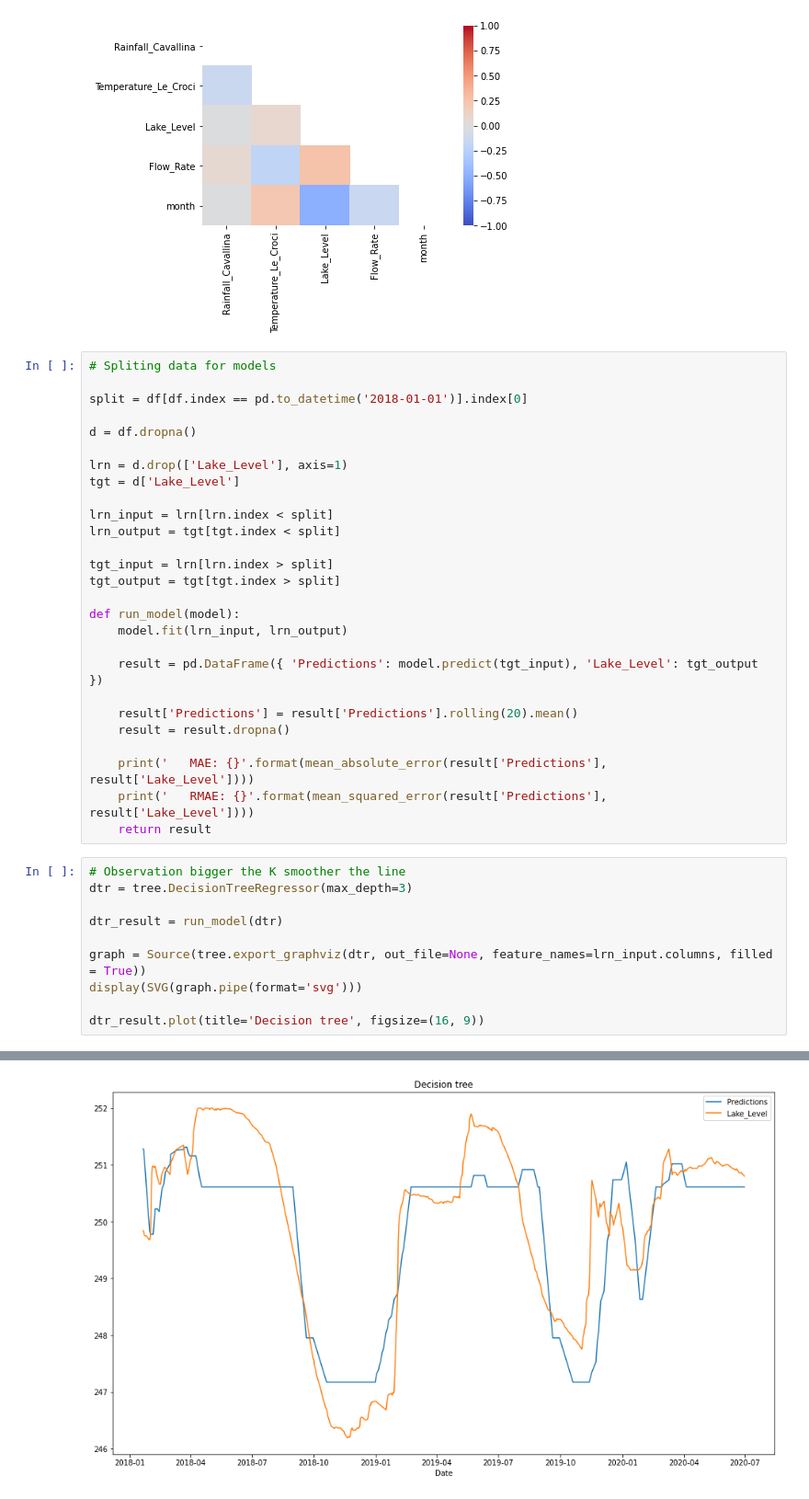
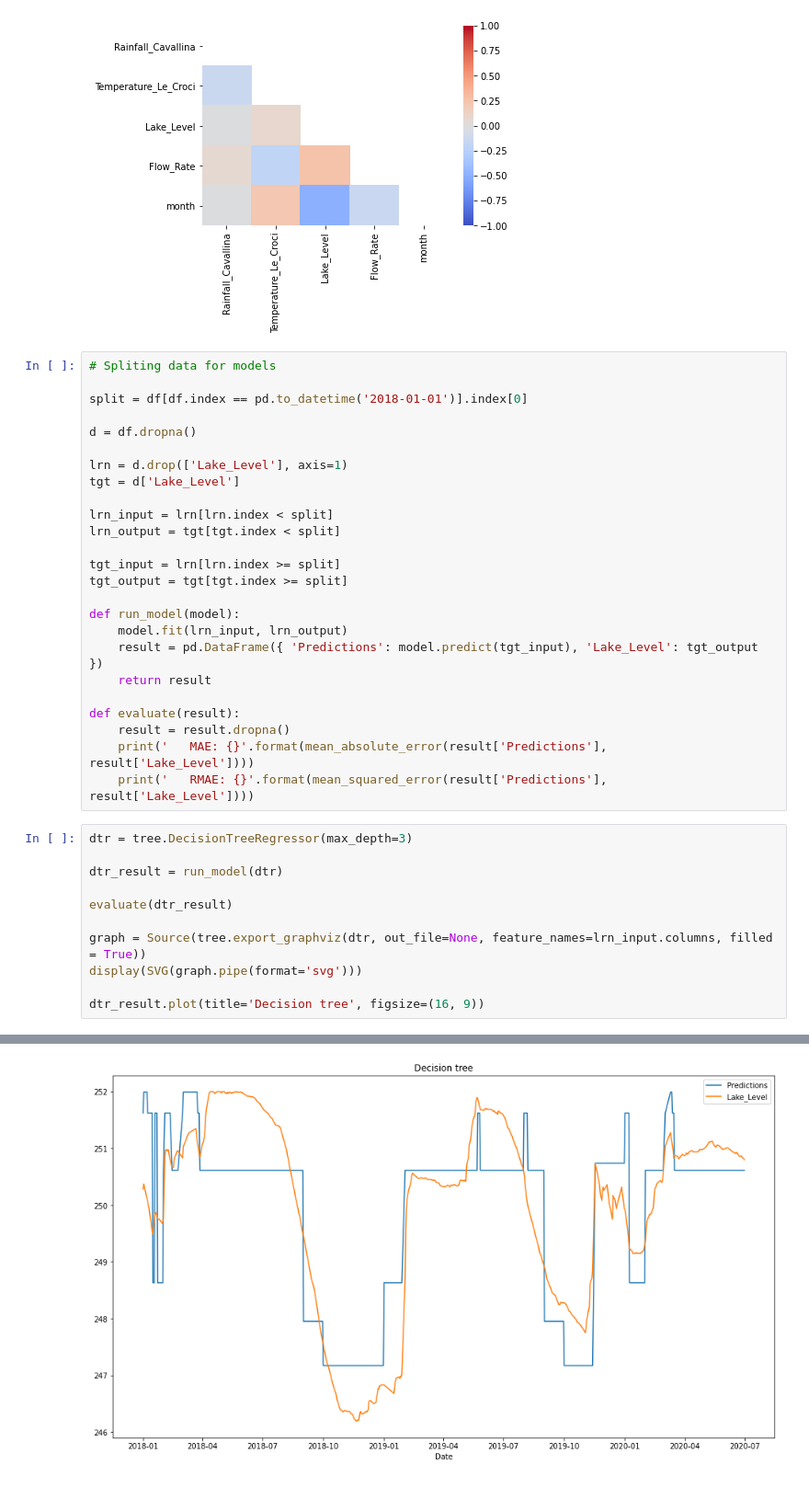
Before and after one commit to KlemenKozelj/master_thesis, a Jupyter notebook: 02_Lake_Bilancino.ipynb, the cells around one changed output, grey strips where cells are left out. Shown at 92% size. Cells and saved outputs as stored; diff of their text form.

```diff
--- a/02_Lake_Bilancino.ipynb
+++ b/02_Lake_Bilancino.ipynb
@@ -148,25 +150,24 @@ tgt = d['Lake_Level']
 lrn_input = lrn[lrn.index < split]
 lrn_output = tgt[tgt.index < split]
 
-tgt_input = lrn[lrn.index > split]
-tgt_output = tgt[tgt.index > split]
+tgt_input = lrn[lrn.index >= split]
+tgt_output = tgt[tgt.index >= split]
 
 def run_model(model):
     model.fit(lrn_input, lrn_output)
+    result = pd.DataFrame({ 'Predictions': model.predict(tgt_input), 'Lake_Level': tgt_output })
+    return result
 
-    result = pd.DataFrame({ 'Predictions': model.predict(tgt_input), 'Lake_Level': tgt_output })
-
-    result['Predictions'] = result['Predictions'].rolling(20).mean()
+def evaluate(result):
     result = result.dropna()
-
     print('   MAE: {}'.format(mean_absolute_error(result['Predictions'], result['Lake_Level'])))
     print('   RMAE: {}'.format(mean_squared_error(result['Predictions'], result['Lake_Level'])))
-    return result
 # %%
-# Observation bigger the K smoother the line
 dtr = tree.DecisionTreeRegressor(max_depth=3)
 
 dtr_result = run_model(dtr)
+
+evaluate(dtr_result)
 
 graph = Source(tree.export_graphviz(dtr, out_file=None, feature_names=lrn_input.columns, filled = True))
 display(SVG(graph.pipe(format='svg')))
@@ -178,3 +179,3 @@ dtr_result.plot(title='Decision tree', figsize=(16, 9))
 [drawing not drawn]
 <AxesSubplot:title={'center':'Decision tree'}, xlabel='Date'>
-[figure, old version]
+[figure, new version]
```
Also changed, not shown: parts of 10 cells of this notebook.
